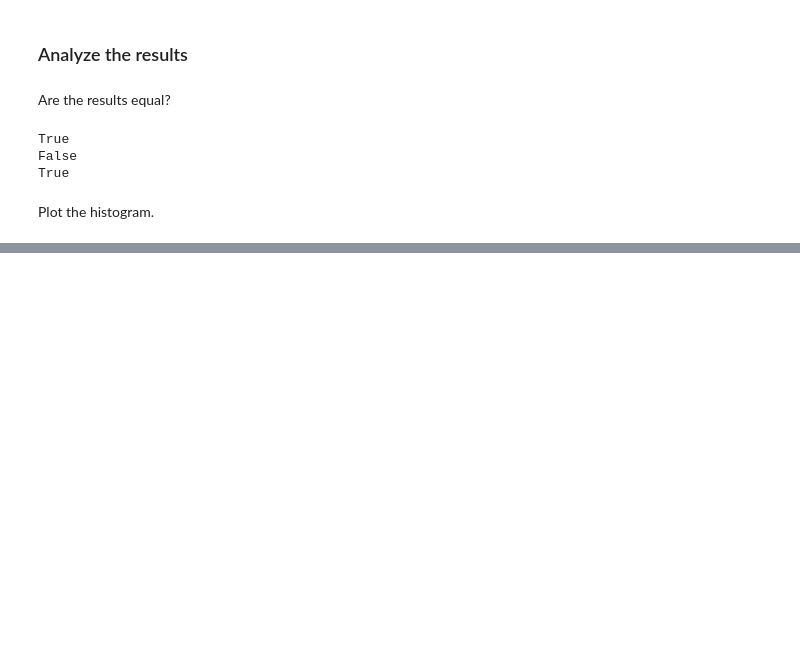
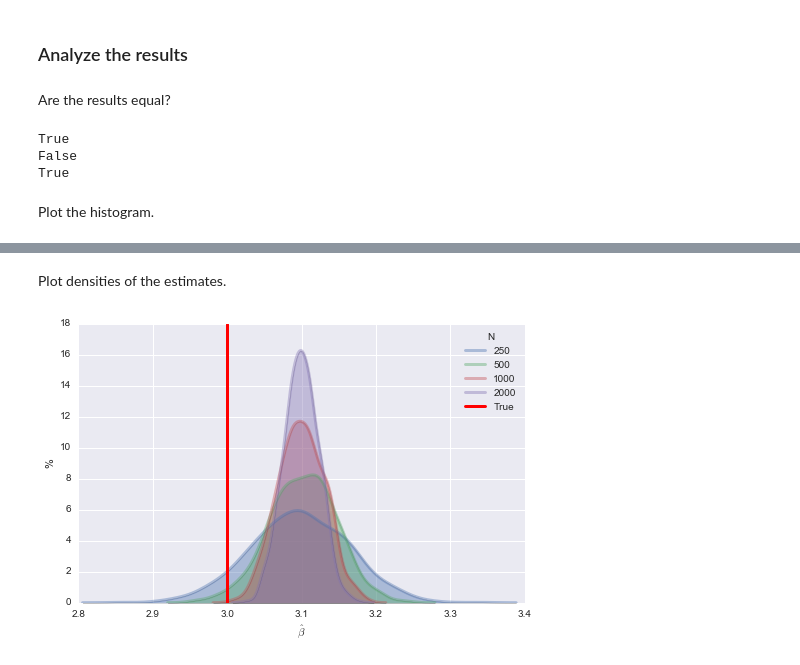
Before and after one commit to afcarl/metrix, a Jupyter notebook: notebooks/computing_ols.ipynb, the cells around one changed output, grey strips where cells are left out. Drawn from its saved outputs; the diff is of its cells as text; code cells hidden in the pictures; blank space fills up the shorter version.

```diff
--- a/notebooks/computing_ols.ipynb
+++ b/notebooks/computing_ols.ipynb
@@ -115,0 +124,25 @@ plt.show()
+# %%
+nobs = [250, 500, 1000, 2000]
+
+beta_hat = []
+for N in nobs:
+    Y, X = simulate_data(mean, cov, alpha, beta, (N, S))
+    temp = []
+    for y, x in zip(Y, X):
+        temp.append(ols_array(y, x))
+    beta_hat.append(temp)
+
+beta_hat = np.array(beta_hat)
+# %% [markdown]
+Plot densities of the estimates.
+# %%
+plt.figure(figsize=(8, 5))
+for i in range(len(nobs)):
+    sns.kdeplot(beta_hat[i], alpha=.4, lw=3, shade=True, label=nobs[i])
+plt.axvline(beta, color='red', lw=3, label='True')
+plt.xlabel(r'$\hat{\beta}$')
+plt.ylabel('%')
+plt.legend(title='N')
+plt.show()
+# %% [output]
+[figure, added]
```
Also changed, not shown: parts of 6 cells of this notebook.
